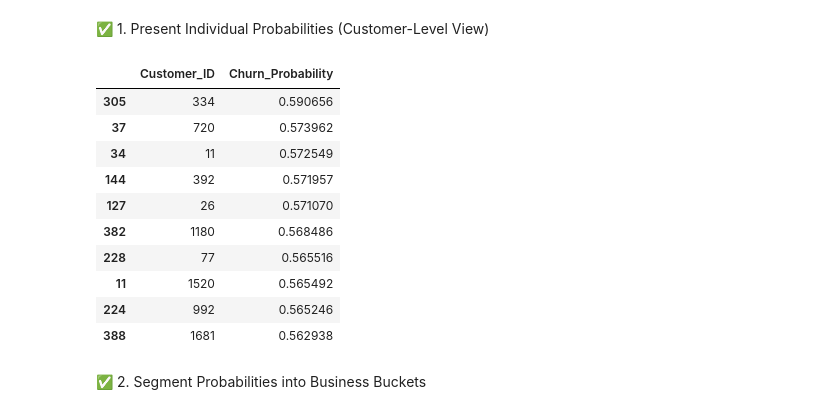
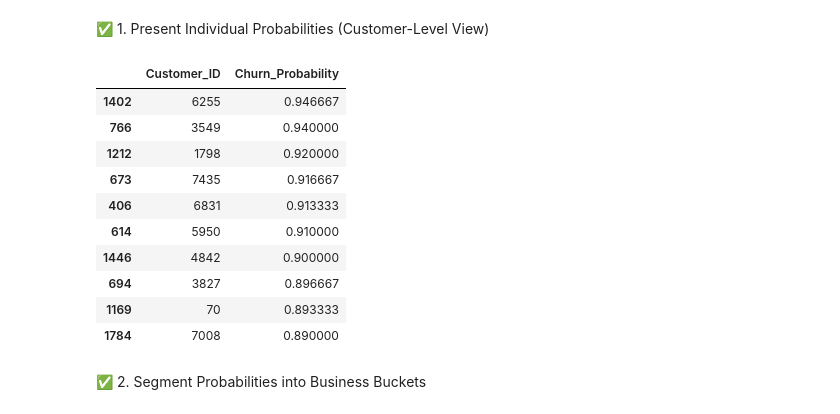
Before and after one commit to ldongmon/ldongmon.github.io, a Jupyter notebook: CHURN MODELING_REPORT.ipynb, the cells around one changed output. Drawn from its saved outputs; the diff is of its cells as text; code cells hidden in the pictures.

```diff
--- a/CHURN MODELING_REPORT.ipynb
+++ b/CHURN MODELING_REPORT.ipynb
@@ -238,6 +281,12 @@ y = df["churn"]
 # %%
 #📌 SECTION 4 — Identify Numeric and Categorical Columns
 # Selects columns with object (string) dtype → categorical
+
+# Remove identifier columns
+cols_to_remove = ["Surname", "CustomerId"]
+
+X = X.drop(columns=[col for col in cols_to_remove if col in X.columns])
+
 categorical_cols = X.select_dtypes(include=["object"]).columns
 
 # Selects integer or float columns → numerical
@@ -244,0 +356,2 @@ numeric_cols = X.select_dtypes(include=["int64", "float64"]).columns
+# %%
+X = X.drop(columns=["Complain"])
@@ -245,3 +413,6 @@ numeric_cols = X.select_dtypes(include=["int64", "float64"]).columns
+# %%
+# we need to update the numeric column because we have removed complain column
+numeric_cols = X.select_dtypes(include=["int64", "float64"]).columns
 # %%
 #📌 SECTION 5 — Preprocessing Step (ColumnTransformer)
 # Preprocessing steps applied before sending data to machine learning models:
@@ -259,7 +430,7 @@ preprocessor = ColumnTransformer(
 # Combines preprocessing + logistic regression into a single workflow
 log_reg_pipeline = Pipeline(steps=[
     ("preprocessing", preprocessor),                      # Step 1: apply all transformations
-    ("model", LogisticRegression(max_iter=2000))          # Step 2: train classifier
+    ("model", LogisticRegression(max_iter=10000))          # Step 2: train classifier
 ])
 
 #🟢 Random Forest Pipeline
@@ -492,31 +776,31 @@ Random Forest Accuracy:       0.4900
 ✅ 1. Present Individual Probabilities (Customer-Level View)
 # %%
 # Predict probabilities for the validation or test set
-y_proba = log_reg_pipeline.predict_proba(X_test)[:, 1]
+y_proba = rf_pipeline.predict_proba(X_test)[:, 1]
 
 # Create DataFrame for business readability
 import pandas as pd
 
 customer_scores = pd.DataFrame({
     "Customer_ID": X_test.index,
     "Churn_Probability": y_proba
 })
 
 # Sort by highest risk
 customer_scores = customer_scores.sort_values("Churn_Probability", ascending=False)
 customer_scores.head(10)
 # %% [output]
 |  | Customer_ID | Churn_Probability |
-| 305 | 334 | 0.590656 |
-| 37 | 720 | 0.573962 |
-| 34 | 11 | 0.572549 |
-| 144 | 392 | 0.571957 |
-| 127 | 26 | 0.571070 |
-| 382 | 1180 | 0.568486 |
-| 228 | 77 | 0.565516 |
-| 11 | 1520 | 0.565492 |
-| 224 | 992 | 0.565246 |
-| 388 | 1681 | 0.562938 |
+| 1402 | 6255 | 0.946667 |
+| 766 | 3549 | 0.940000 |
+| 1212 | 1798 | 0.920000 |
+| 673 | 7435 | 0.916667 |
+| 406 | 6831 | 0.913333 |
+| 614 | 5950 | 0.910000 |
+| 1446 | 4842 | 0.900000 |
+| 694 | 3827 | 0.896667 |
+| 1169 | 70 | 0.893333 |
+| 1784 | 7008 | 0.890000 |
 # %% [markdown]
 ✅ 2. Segment Probabilities into Business Buckets
 # %%
```
Also changed, not shown: parts of 27 cells of this notebook.
